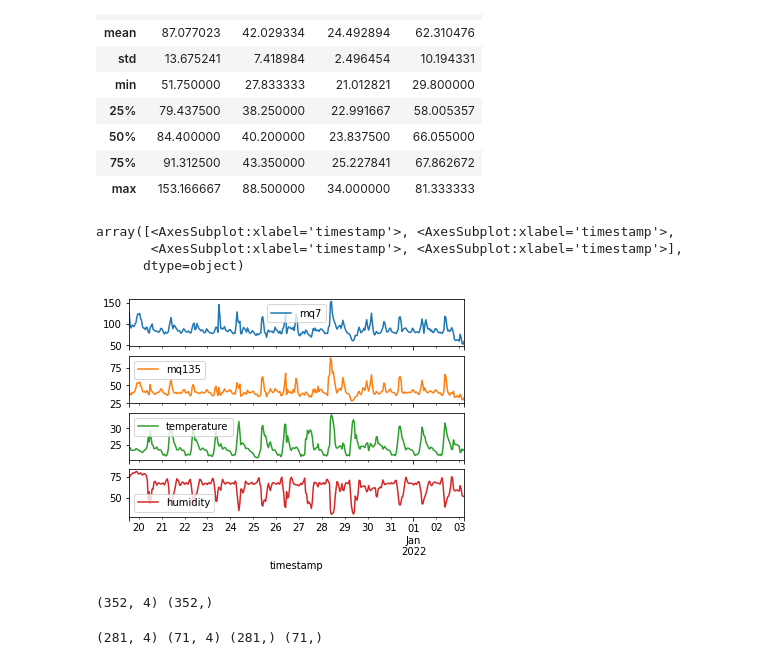
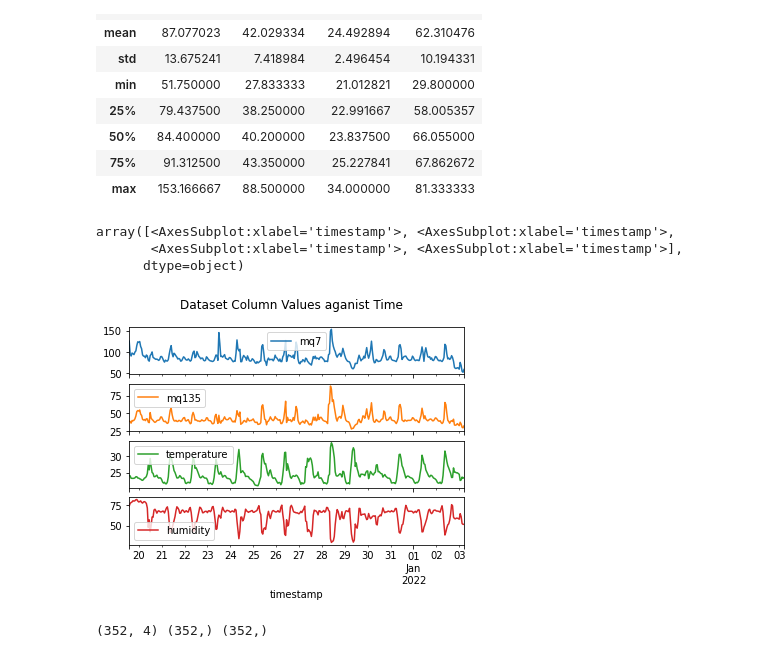
Before and after one commit to sam505/Air_Pollution_Monitoring, a Jupyter notebook: Data_Analysis_Visualization/Model_training.ipynb, the cells around one changed output. Saved outputs shown, nothing was run; the diff lists cells and outputs as text; code cells hidden in the pictures.

```diff
--- a/Data_Analysis_Visualization/Model_training.ipynb
+++ b/Data_Analysis_Visualization/Model_training.ipynb
@@ -91,28 +91,26 @@ df.describe()
 | max | 153.166667 | 88.500000 | 34.000000 | 81.333333 |
 # %%
 # plot the values against time
-df[["mq7", "mq135", "temperature", "humidity"]].plot(subplots=True)
+df[["mq7", "mq135", "temperature", "humidity"]].plot(subplots=True, title="Dataset Column Values aganist Time")
 # %% [output]
 array([<AxesSubplot:xlabel='timestamp'>, <AxesSubplot:xlabel='timestamp'>,
        <AxesSubplot:xlabel='timestamp'>, <AxesSubplot:xlabel='timestamp'>],
       dtype=object)
-[figure, old version]
+[figure, new version]
 # %%
 scaler = MinMaxScaler()
 df.reset_index(inplace=True)
 scaled_data = scaler.fit_transform(df.drop("timestamp", axis=1))
 # %%
 x = scaled_data
-y = scaled_data[:,1]
-# y = scaled_data[:,0:2]
+y = scaled_data[:,0]
+y1 = scaled_data[:,1]
 
 
-print(x.shape, y.shape)
+print(x.shape, y.shape, y1.shape)
 # %% [output]
-(352, 4) (352,)
+(352, 4) (352,) (352,)
 # %%
-x_train, x_test, y_train, y_test = train_test_split(x, y, test_size=0.2, random_state=123, shuffle=False)
-print(x_train.shape, x_test.shape, y_train.shape, y_test.shape)
+x_train, x_test, y_train, y_test = train_test_split(x, y, test_size=0.2, random_state=456, shuffle=False)
+x_train1, x_test1, y_train1, y_test1 = train_test_split(x, y1, test_size=0.2, random_state=456, shuffle=False)
-# %% [output]
-(281, 4) (71, 4) (281,) (71,)
 # %%
```
Also changed, not shown: parts of 21 cells of this notebook, 5 other files.
